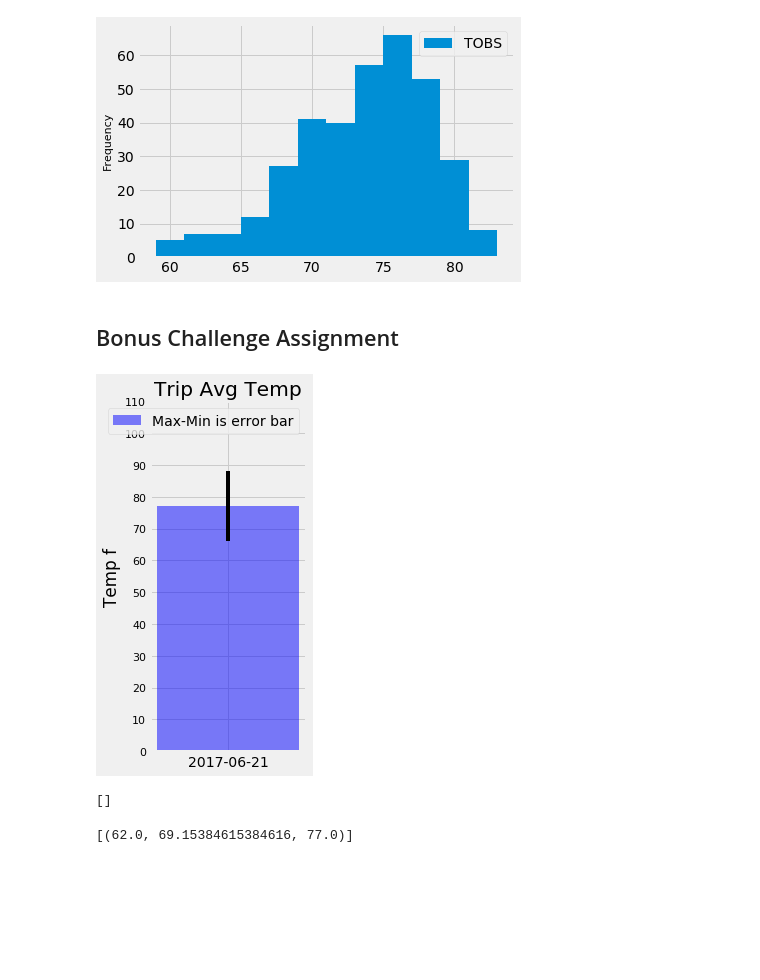
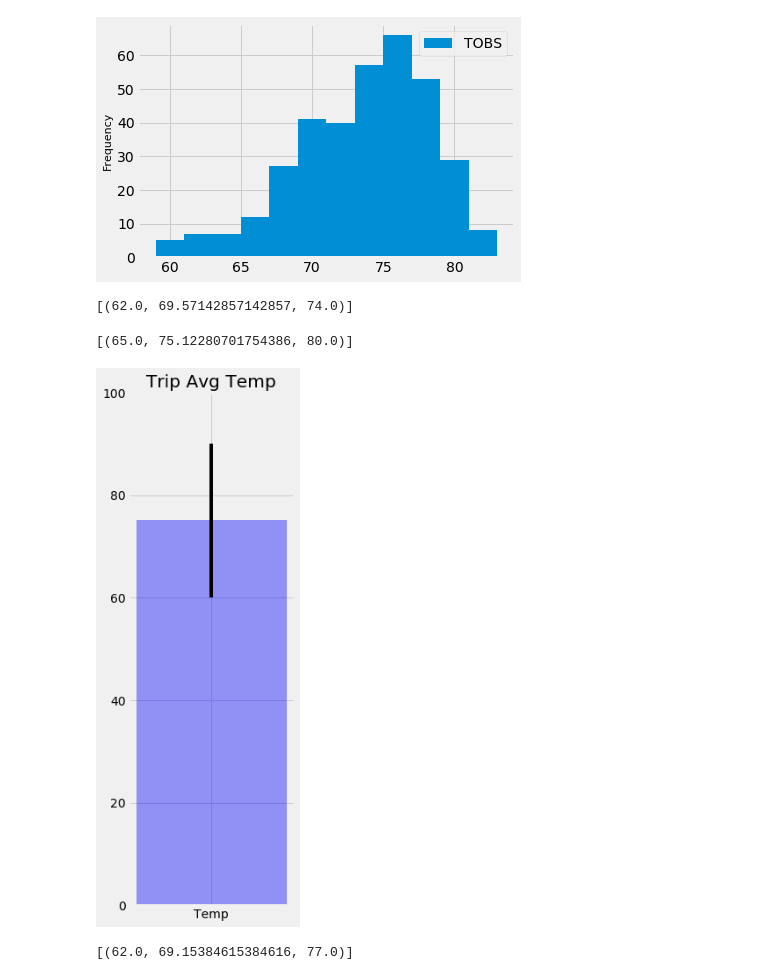
Before and after one commit to AmorosoData/sqlalchemy-challenge, a Jupyter notebook: hawaii_climate.ipynb, the cells around one changed output. Drawn from its saved outputs; the diff is of its cells as text; code cells hidden in the pictures; blank space fills up the shorter version.

```diff
--- a/hawaii_climate.ipynb
+++ b/hawaii_climate.ipynb
@@ -215,13 +221,10 @@ plt.legend()
 plt.show()
 # %% [output]
 [figure]
-# %% [markdown]
-## Bonus Challenge Assignment
 # %%
-# This function called `calc_temps` will accept start date and end date in the format '%Y-%m-%d'
+ # This function called `calc_temps` will accept start date and end date in the format '%Y-%m-%d'
 # and return the minimum, average, and maximum temperatures for that range of dates
 def calc_temps(start_date, end_date):
-    select = [Measurement.date, func.min(Measurement.tobs), func.avg(Measurement.tobs), func.max(Measurement.tobs)]
     """TMIN, TAVG, and TMAX for a list of dates.
 
     Args:
@@ -232,51 +235,39 @@ def calc_temps(start_date, end_date):
         TMIN, TAVE, and TMAX
     """
 
-    return session.query(*select).\
+    return session.query(func.min(Measurement.tobs), func.avg(Measurement.tobs), func.max(Measurement.tobs)).\
         filter(Measurement.date >= start_date).filter(Measurement.date <= end_date).all()
+
+# function usage example
+print(calc_temps('2012-02-28', '2012-03-05'))
+# %% [output]
+[(62.0, 69.57142857142857, 74.0)]
 # %%
 # Use your previous function `calc_temps` to calculate the tmin, tavg, and tmax
 # for your trip using the previous year's data for those same dates.
-trip_start = dt.date(2018, 6, 15)
-trip_end = dt.date(2018, 6, 30)
-last_year = dt.timedelta(days=365)
-
-# calculate the min/max/avg from last year that matches my trip date
-data = calc_temps((trip_start-last_year), (trip_end-last_year))
+#trip dates: 2018-03-01 to 2018-03-10
+trip_data = calc_temps('2017-05-01', '2017-05-10')
+trip_data
+# %% [output]
+[(65.0, 75.12280701754386, 80.0)]
+# %%
+tmin = trip_data[0][0]
+tavg = trip_data[0][1]
+tmax = trip_data[0][2]
 # %%
-# Plot the results from your previous query as a bar chart.
-trip_df = pd.DataFrame(data=data, columns=["date","tmin", "tavg", "tmax"])
-trip_df = trip_df.set_index('date', drop=True)
-
-plot_date = trip_df.index.values
-plot_tmin = trip_df['tmin']
-plot_tavg = trip_df['tavg']
-plot_tmax = trip_df['tmax']
-
+ # Plot the results from your previous query as a bar chart.
 # Use "Trip Avg Temp" as your Title
 # Use the average temperature for the y value
 # Use the peak-to-peak (tmax-tmin) value as the y error bar (yerr)
-diff = trip_df['tmax'] - trip_df['tmin']
-plt.figure(figsize=[2.5, 6])
-pavg = plt.bar(plot_date, plot_tavg, yerr=diff, color="blue", alpha=.5, label="Max-Min is error bar")
-plt.ylabel('Temp f')
+plt.figure(figsize=(3,10))
+plt.bar(x='Temp',height=tavg, yerr=(tmax-tmin), color='b', alpha=0.4)
+plt.ylim([0,100])
 plt.title('Trip Avg Temp')
-plt.legend()
-plt.yticks(np.arange(0, 120, 10), fontsize=11)
+plt.savefig('Images/trip_avg_temp.png')
 plt.show()
 # %% [output]
-[figure, old version]
+[figure, new version]
 # %%
 # Calculate the total amount of rainfall per weather station for your trip dates using the previous year's matching dates.
 # Sort this in descending order by precipitation amount and list the station, name, latitude, longitude, and elevation
-query_columns = [Station.station, Station.name, func.sum(Measurement.tobs), Station.latitude, Station.longitude, Station.elevation]
-
-one_year_ago =    session.query(*query_columns).\
-                    group_by(Measurement.station).\
-                    outerjoin(Station, Measurement.station==Station.station).\
-                    filter(Measurement.date >= trip_start).filter(Measurement.date <= trip_end).\
-                    order_by(func.sum(Measurement.tobs).desc()).all()
-one_year_ago
-# %% [output]
-[]
 # %%
```
Also changed, not shown: parts of 7 cells of this notebook, 4 other files.
